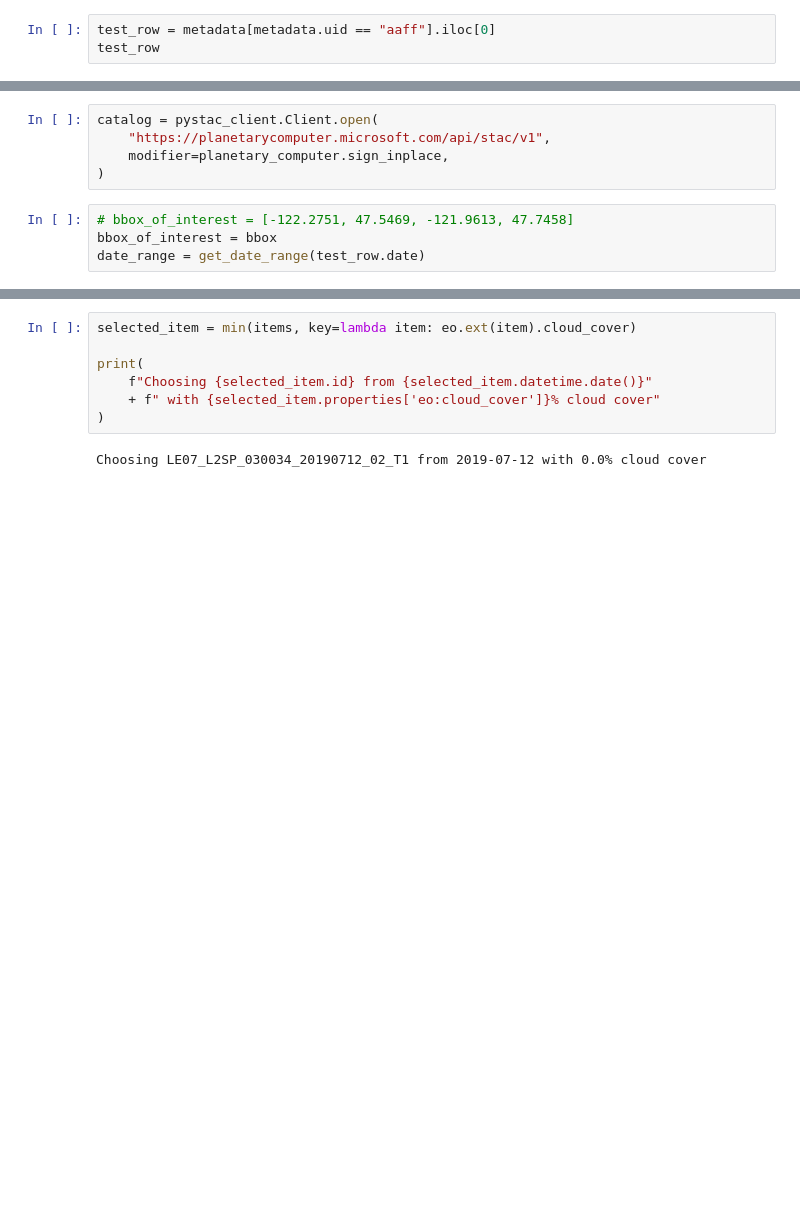
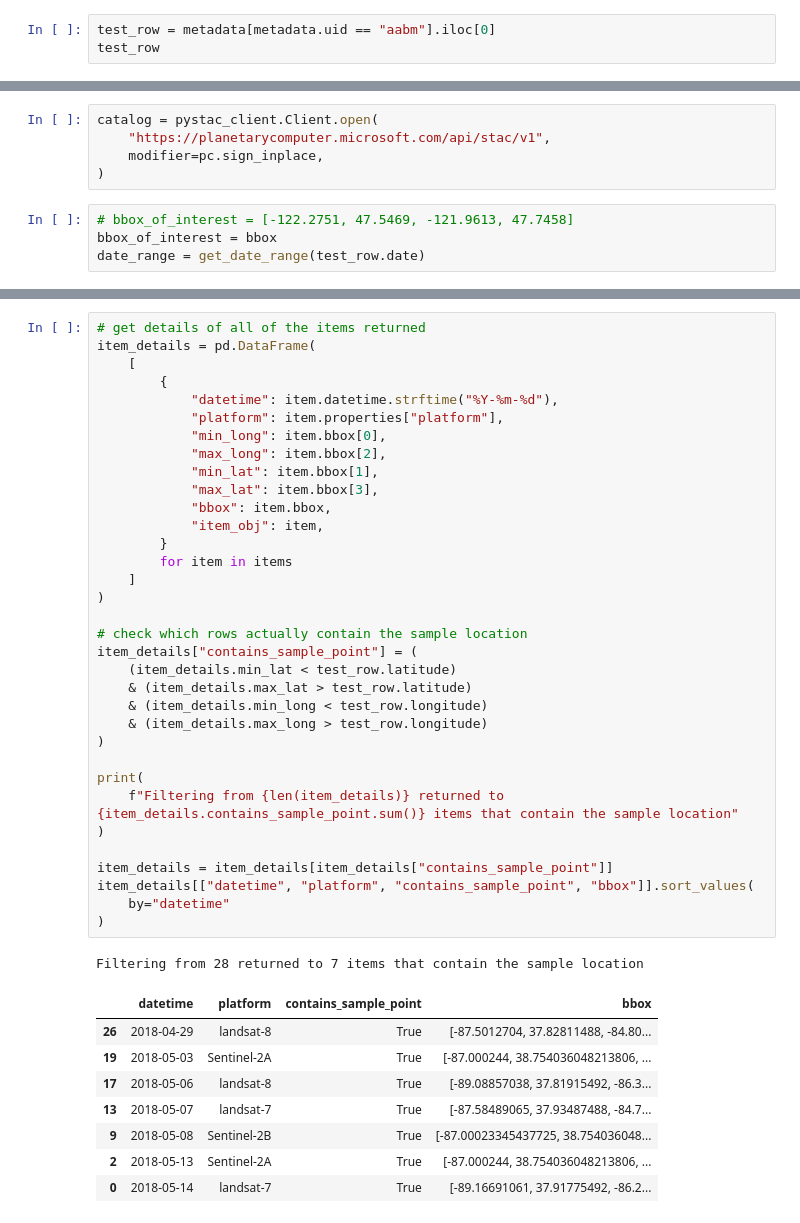
Before and after one commit to ananya0809/dataset-and-algorithms, a Jupyter notebook: map.ipynb, the cells around one changed output, grey strips where cells are left out. Drawn from its saved outputs; the diff is of its cells as text; blank space fills up the shorter version.

```diff
--- a/map.ipynb
+++ b/map.ipynb
@@ -24,6 +25,6 @@ fig = px.scatter_geo(metadata, lat='latitude',lon='longitude', hover_name="uid")
 fig.update_layout(title = 'World map', title_x=0.5)
 fig.show()
 # %%
-test_row = metadata[metadata.uid == "aaff"].iloc[0]
+test_row = metadata[metadata.uid == "aabm"].iloc[0]
 test_row
 # %% [output]
@@ -90,7 +94,7 @@ from pystac.extensions.eo import EOExtension as eo
 # %%
 catalog = pystac_client.Client.open(
     "https://planetarycomputer.microsoft.com/api/stac/v1",
-    modifier=planetary_computer.sign_inplace,
+    modifier=pc.sign_inplace,
 )
 # %%
 # bbox_of_interest = [-122.2751, 47.5469, -121.9613, 47.7458]
@@ -110,9 +114,44 @@ len(items)
-# %%
-selected_item = min(items, key=lambda item: eo.ext(item).cloud_cover)
-
-print(
-    f"Choosing {selected_item.id} from {selected_item.datetime.date()}"
-    + f" with {selected_item.properties['eo:cloud_cover']}% cloud cover"
-)
-# %% [output]
-Choosing LE07_L2SP_030034_20190712_02_T1 from 2019-07-12 with 0.0% cloud cover
+# %%
+# get details of all of the items returned
+item_details = pd.DataFrame(
+    [
+        {
+            "datetime": item.datetime.strftime("%Y-%m-%d"),
+            "platform": item.properties["platform"],
+            "min_long": item.bbox[0],
+            "max_long": item.bbox[2],
+            "min_lat": item.bbox[1],
+            "max_lat": item.bbox[3],
+            "bbox": item.bbox,
+            "item_obj": item,
+        }
+        for item in items
+    ]
+)
+
+# check which rows actually contain the sample location
+item_details["contains_sample_point"] = (
+    (item_details.min_lat < test_row.latitude)
+    & (item_details.max_lat > test_row.latitude)
+    & (item_details.min_long < test_row.longitude)
+    & (item_details.max_long > test_row.longitude)
+)
+
+print(
+    f"Filtering from {len(item_details)} returned to {item_details.contains_sample_point.sum()} items that contain the sample location"
+)
+
+item_details = item_details[item_details["contains_sample_point"]]
+item_details[["datetime", "platform", "contains_sample_point", "bbox"]].sort_values(
+    by="datetime"
+)
+# %% [output]
+Filtering from 28 returned to 7 items that contain the sample location
+|  | datetime | platform | contains_sample_point | bbox |
+| 26 | 2018-04-29 | landsat-8 | True | [-87.5012704, 37.82811488, -84.80... |
+| 19 | 2018-05-03 | Sentinel-2A | True | [-87.000244, 38.754036048213806, ... |
+| 17 | 2018-05-06 | landsat-8 | True | [-89.08857038, 37.81915492, -86.3... |
+| 13 | 2018-05-07 | landsat-7 | True | [-87.58489065, 37.93487488, -84.7... |
+| 9 | 2018-05-08 | Sentinel-2B | True | [-87.00023345437725, 38.754036048... |
+| 2 | 2018-05-13 | Sentinel-2A | True | [-87.000244, 38.754036048213806, ... |
+| 0 | 2018-05-14 | landsat-7 | True | [-89.16691061, 37.91775492, -86.2... |
```
Also changed, not shown: parts of 17 cells of this notebook.
